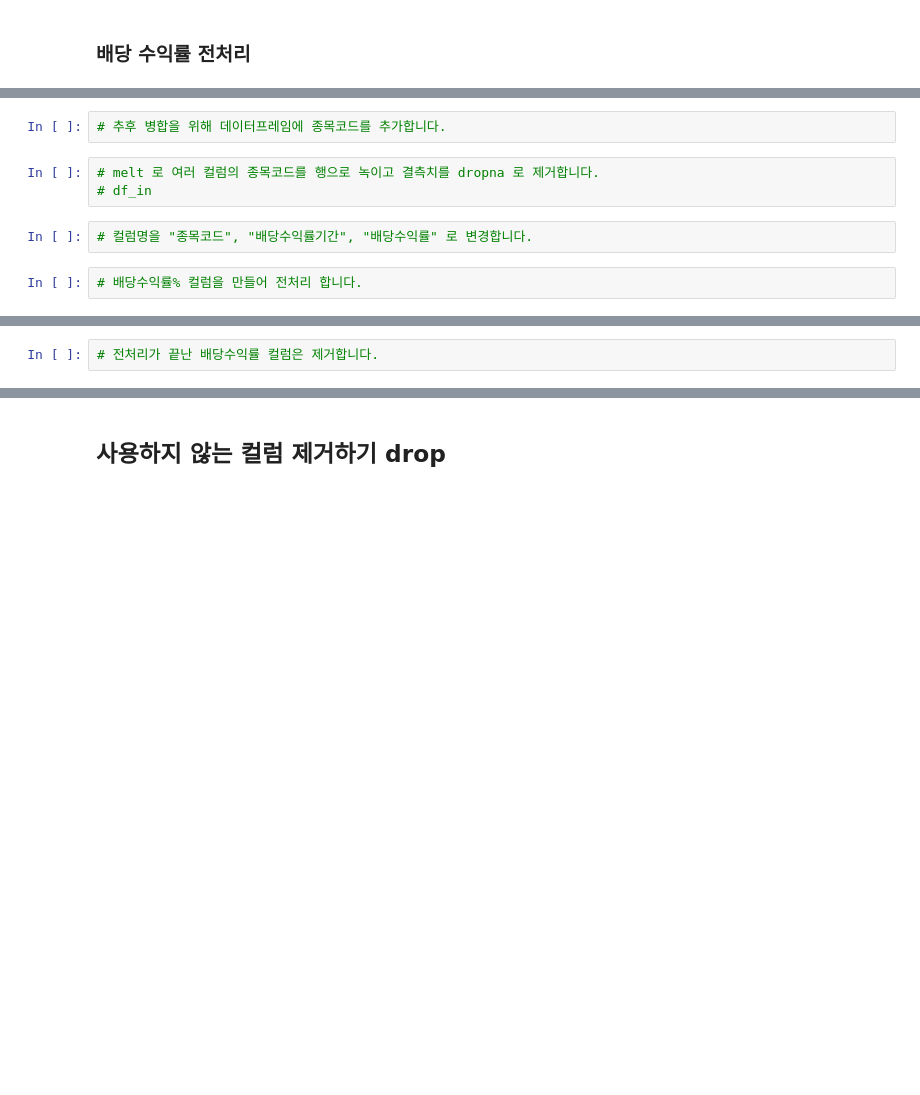
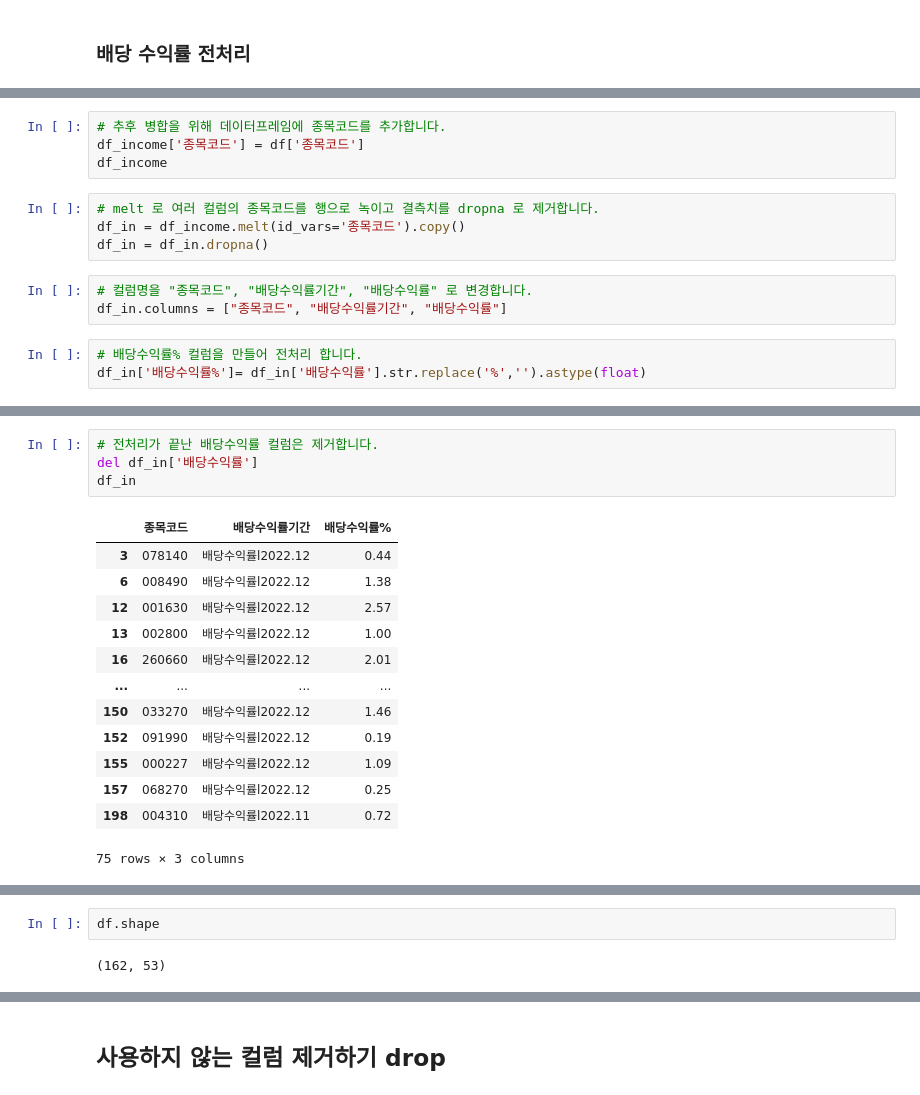
Before and after one commit to jamjamzo/finance-data-analysis, a Jupyter notebook: 5.2 업종 테마 데이터 전처리-input.ipynb, the cells around one changed output, grey strips where cells are left out. Drawn from its saved outputs; the diff is of its cells as text; blank space fills up the shorter version.

```diff
--- a/5.2 업종 테마 데이터 전처리-input.ipynb
+++ b/5.2 업종 테마 데이터 전처리-input.ipynb
@@ -725,12 +739,17 @@ df_pb.head()
 # %%
 # 추후 병합을 위해 데이터프레임에 종목코드를 추가합니다.
+df_income['종목코드'] = df['종목코드']
+df_income
 # %%
 # melt 로 여러 컬럼의 종목코드를 행으로 녹이고 결측치를 dropna 로 제거합니다.
-# df_in
+df_in = df_income.melt(id_vars='종목코드').copy()
+df_in = df_in.dropna()
 # %%
 # 컬럼명을 "종목코드", "배당수익률기간", "배당수익률" 로 변경합니다.
+df_in.columns = ["종목코드", "배당수익률기간", "배당수익률"]
 # %%
 # 배당수익률% 컬럼을 만들어 전처리 합니다.
+df_in['배당수익률%']= df_in['배당수익률'].str.replace('%','').astype(float)
 # %%
 # 종목코드가 종목당 2개 이상 있는 값이 있는지 확인합니다.
 # 2개 이상 있다면 merge 에서 어떤 값을 사용할지 고려해야 합니다.
@@ -737,5 +759,21 @@ df_pb.head()
 # %%
 # 전처리가 끝난 배당수익률 컬럼은 제거합니다.
+del df_in['배당수익률']
+df_in
+# %% [output]
+|  | 종목코드 | 배당수익률기간 | 배당수익률% |
+| 3 | 078140 | 배당수익률l2022.12 | 0.44 |
+| 6 | 008490 | 배당수익률l2022.12 | 1.38 |
+| 12 | 001630 | 배당수익률l2022.12 | 2.57 |
+| 13 | 002800 | 배당수익률l2022.12 | 1.00 |
+| 16 | 260660 | 배당수익률l2022.12 | 2.01 |
+| ... | ... | ... | ... |
+| 150 | 033270 | 배당수익률l2022.12 | 1.46 |
+| 152 | 091990 | 배당수익률l2022.12 | 0.19 |
+| 155 | 000227 | 배당수익률l2022.12 | 1.09 |
+| 157 | 068270 | 배당수익률l2022.12 | 0.25 |
+| 198 | 004310 | 배당수익률l2022.11 | 0.72 |
+75 rows × 3 columns
 # %% [markdown]
 ## merge 로 기존 데이터와 병합하기
 
@@ -751,6 +789,10 @@ df_pb.head()
 <img src="https://www.dofactory.com/img/sql/sql-joins.png">
 
 * 이미지 출처 : https://www.dofactory.com/sql/join
+# %%
+df.shape
+# %% [output]
+(162, 53)
 # %%
 # merge로 병합합니다.
 # df와 df_pe를 병합니다. merge 전후 행과 열의 수를 확인해서 제대로 병합이 되었는지 확인합니다.
```
Also changed, not shown: parts of 20 cells of this notebook, 1 other file.
